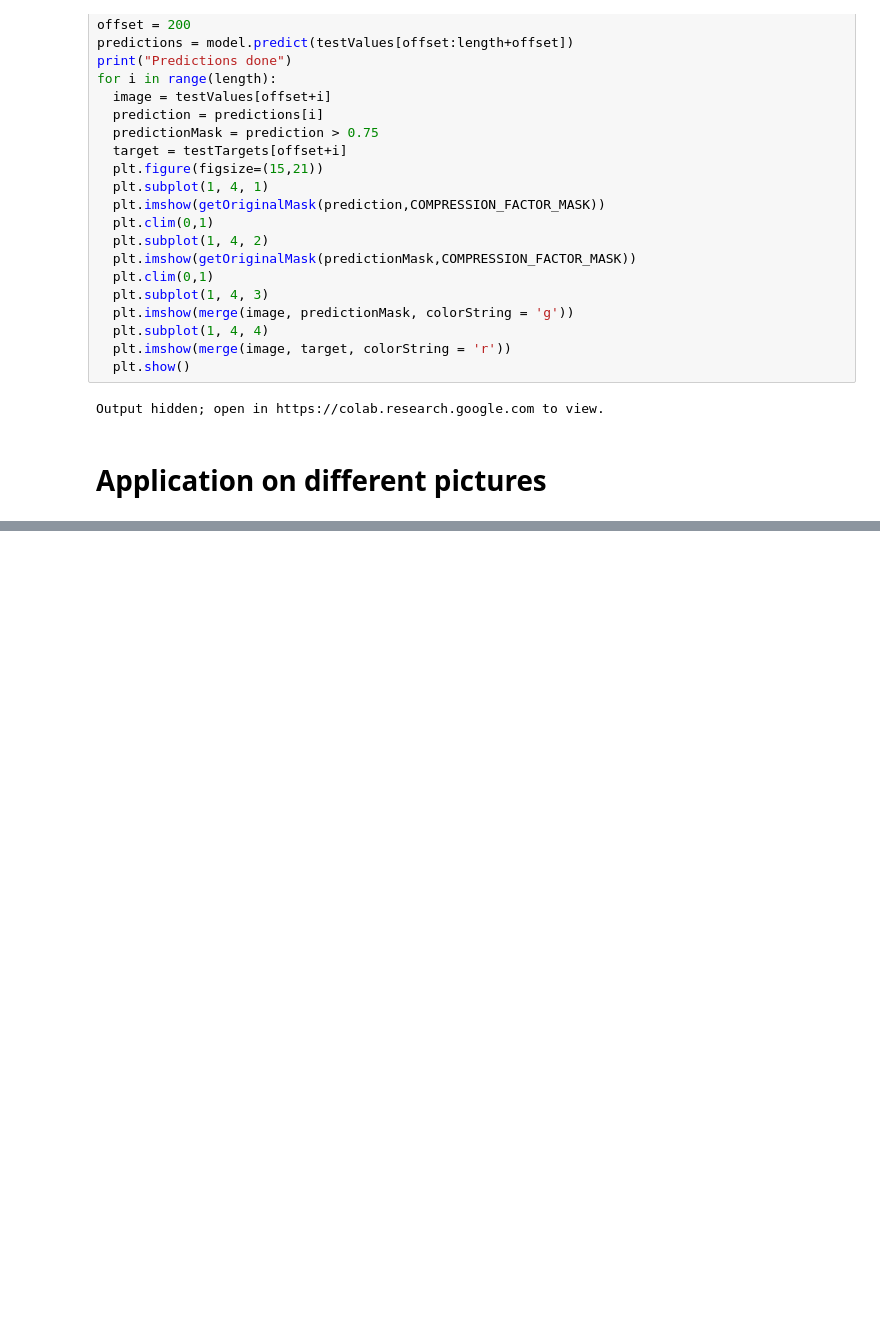
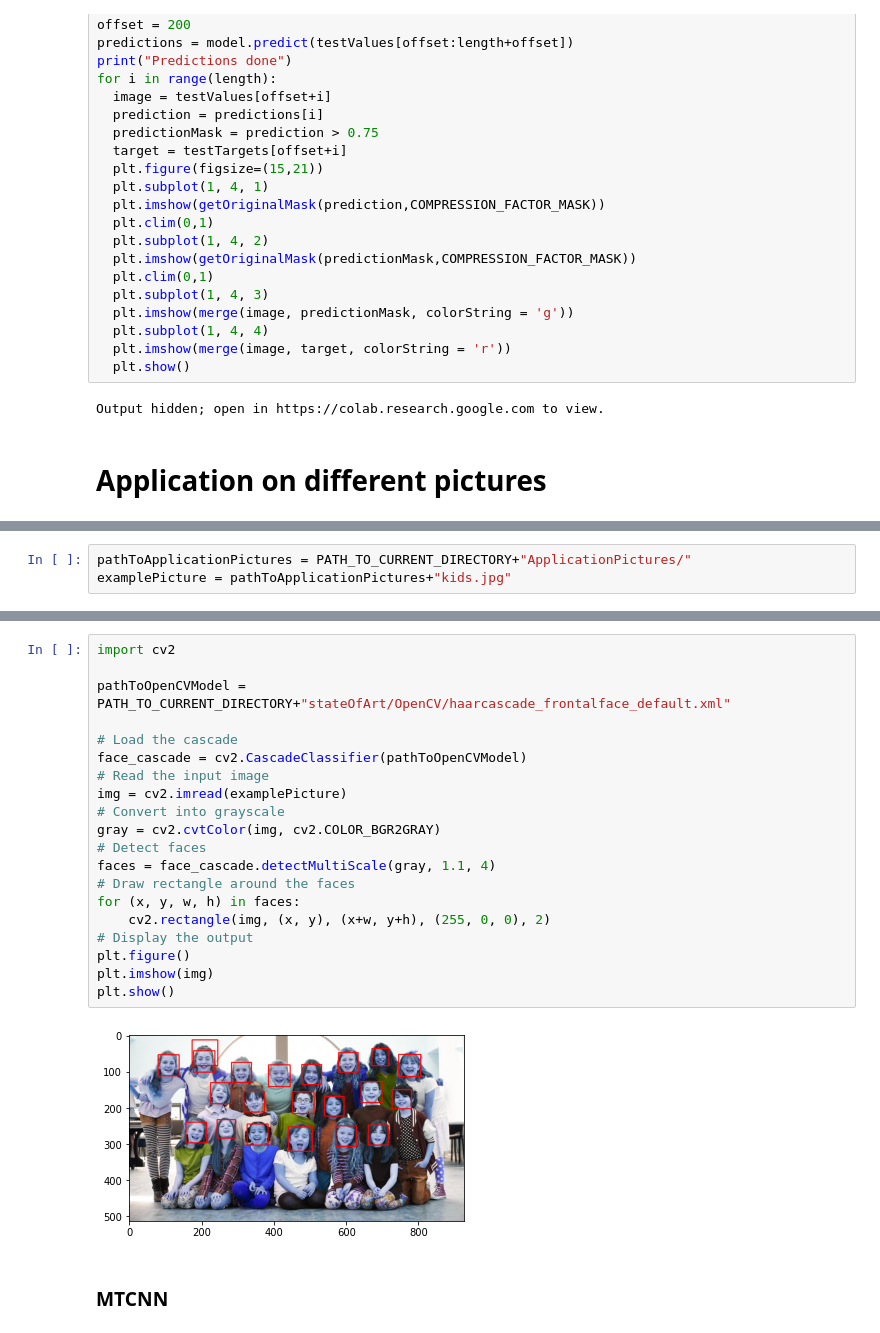
Before and after one commit to Kcnarf-exe/PROJ-H419, a Jupyter notebook: project/Project.ipynb, the cells around one changed output, grey strips where cells are left out. Cells and saved outputs as stored; diff of their text form; blank space fills up the shorter version.

```diff
--- a/project/Project.ipynb
+++ b/project/Project.ipynb
@@ -1075,0 +1072,3 @@ WARNING:tensorflow:5 out of the last 13 calls to <function Model.make_predict_fu
+# %%
+pathToApplicationPictures = PATH_TO_CURRENT_DIRECTORY+"ApplicationPictures/"
+examplePicture = pathToApplicationPictures+"kids.jpg"
@@ -1075,0 +1082,24 @@ WARNING:tensorflow:5 out of the last 13 calls to <function Model.make_predict_fu
+# %%
+import cv2
+
+pathToOpenCVModel = PATH_TO_CURRENT_DIRECTORY+"stateOfArt/OpenCV/haarcascade_frontalface_default.xml"
+
+# Load the cascade
+face_cascade = cv2.CascadeClassifier(pathToOpenCVModel)
+# Read the input image
+img = cv2.imread(examplePicture)
+# Convert into grayscale
+gray = cv2.cvtColor(img, cv2.COLOR_BGR2GRAY)
+# Detect faces
+faces = face_cascade.detectMultiScale(gray, 1.1, 4)
+# Draw rectangle around the faces
+for (x, y, w, h) in faces:
+    cv2.rectangle(img, (x, y), (x+w, y+h), (255, 0, 0), 2)
+# Display the output
+plt.figure()
+plt.imshow(img)
+plt.show()
+# %% [output]
+[figure, added]
+# %% [markdown]
+### **MTCNN**
```
Also changed, not shown: parts of 14 cells of this notebook.
